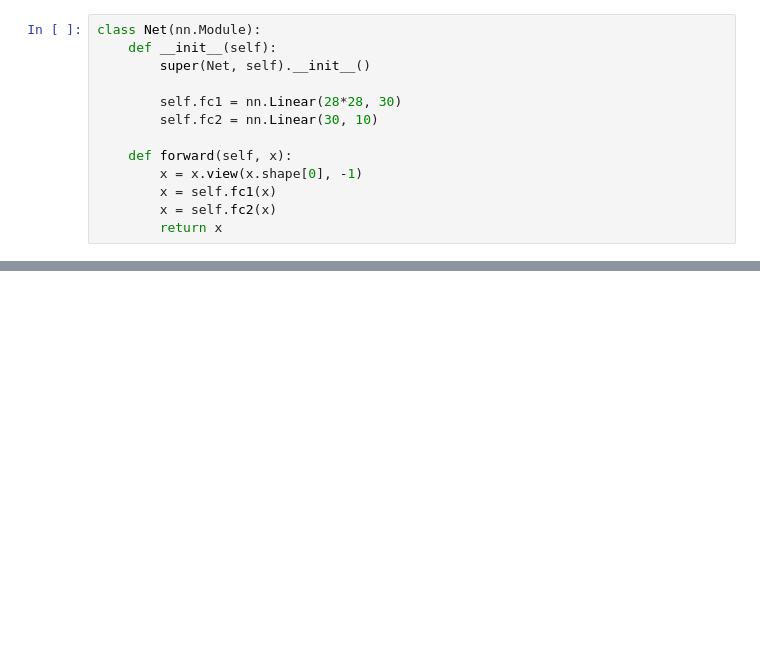
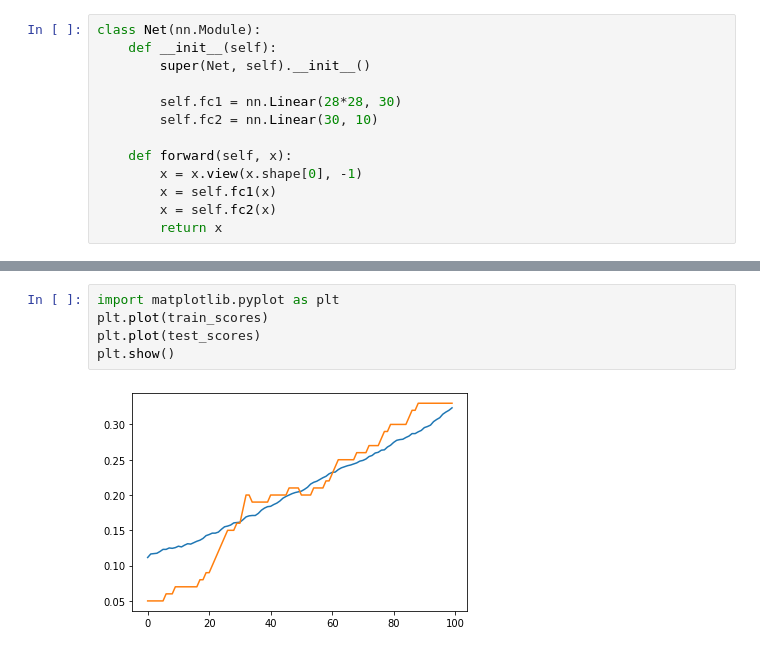
Before and after one commit to windmissing/DeepLearningPractise, a Jupyter notebook: Chapter6/6-2-2-1.ipynb, the cells around one changed output, grey strips where cells are left out. Drawn from its saved outputs; the diff is of its cells as text; blank space fills up the shorter version.

```diff
--- a/Chapter6/6-2-2-1.ipynb
+++ b/Chapter6/6-2-2-1.ipynb
@@ -101,0 +134,7 @@ print (correct / test_data[0].shape[0])
+# %%
+import matplotlib.pyplot as plt
+plt.plot(train_scores)
+plt.plot(test_scores)
+plt.show()
+# %% [output]
+[figure, added]
```
Also changed, not shown: parts of 16 cells of this notebook, 1 other file.
